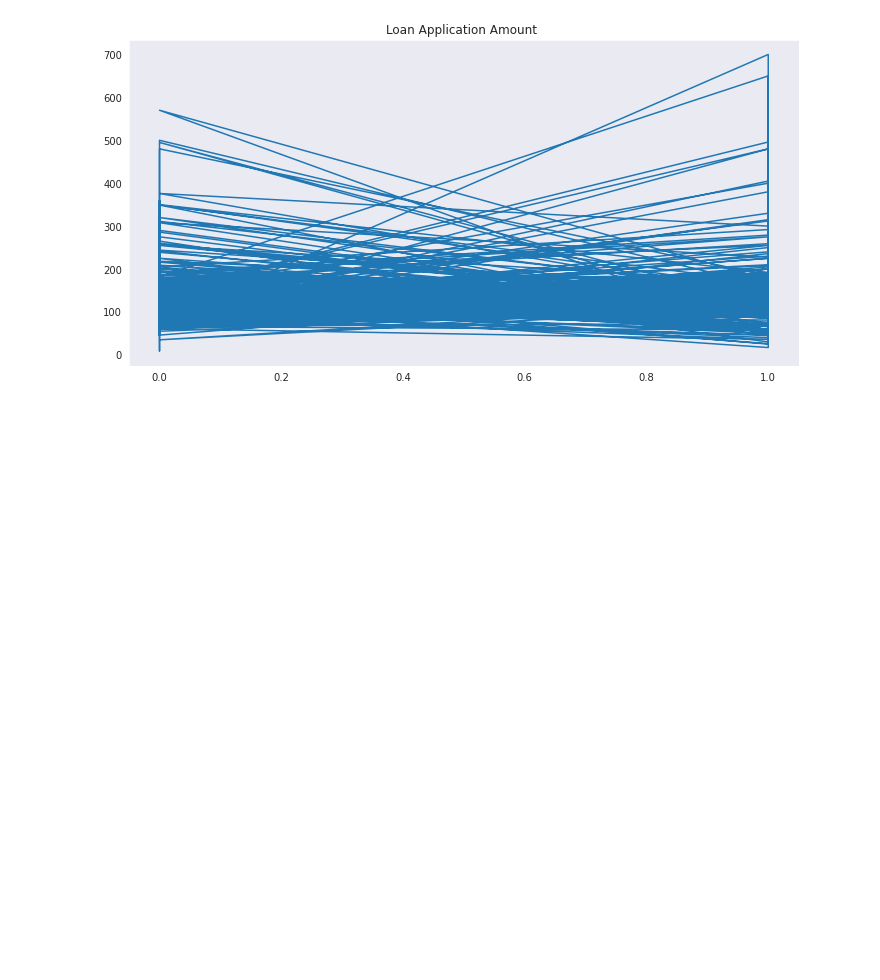
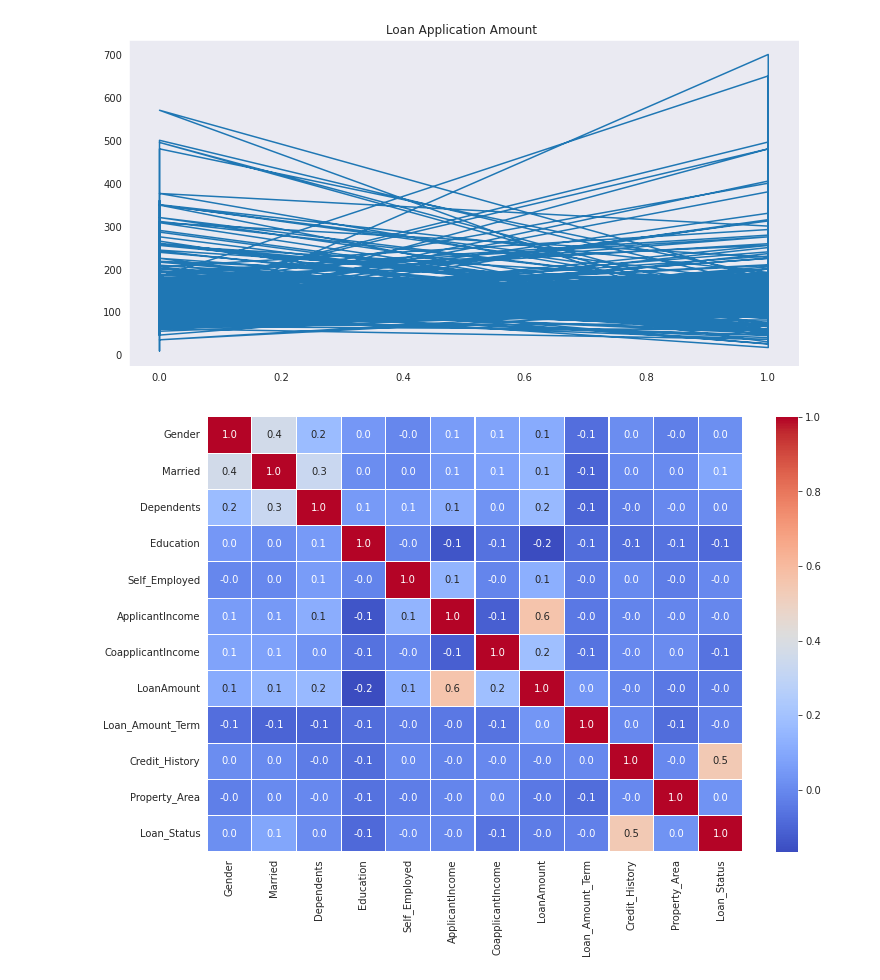
Before and after one commit to Sumith-Pevekar/LoanEligibilityPrediction, a Jupyter notebook: LoanEligibilityPrediction.ipynb, the cells around one changed output. Saved outputs shown, nothing was run; the diff lists cells and outputs as text; code cells hidden in the pictures; blank space fills up the shorter version.

Commit message:
Data Visualization

```diff
--- a/LoanEligibilityPrediction.ipynb
+++ b/LoanEligibilityPrediction.ipynb
@@ -251,3 +251,9 @@ plt.title("Loan Application Amount ")
 plt.show()
 # %% [output]
 [figure]
+# %%
+plt.figure(figsize=(12,8))
+sns.heatmap(data_train.corr(), cmap='coolwarm', annot=True, fmt='.1f', linewidths=.1)
+plt.show()
+# %% [output]
+[figure, added]
```
